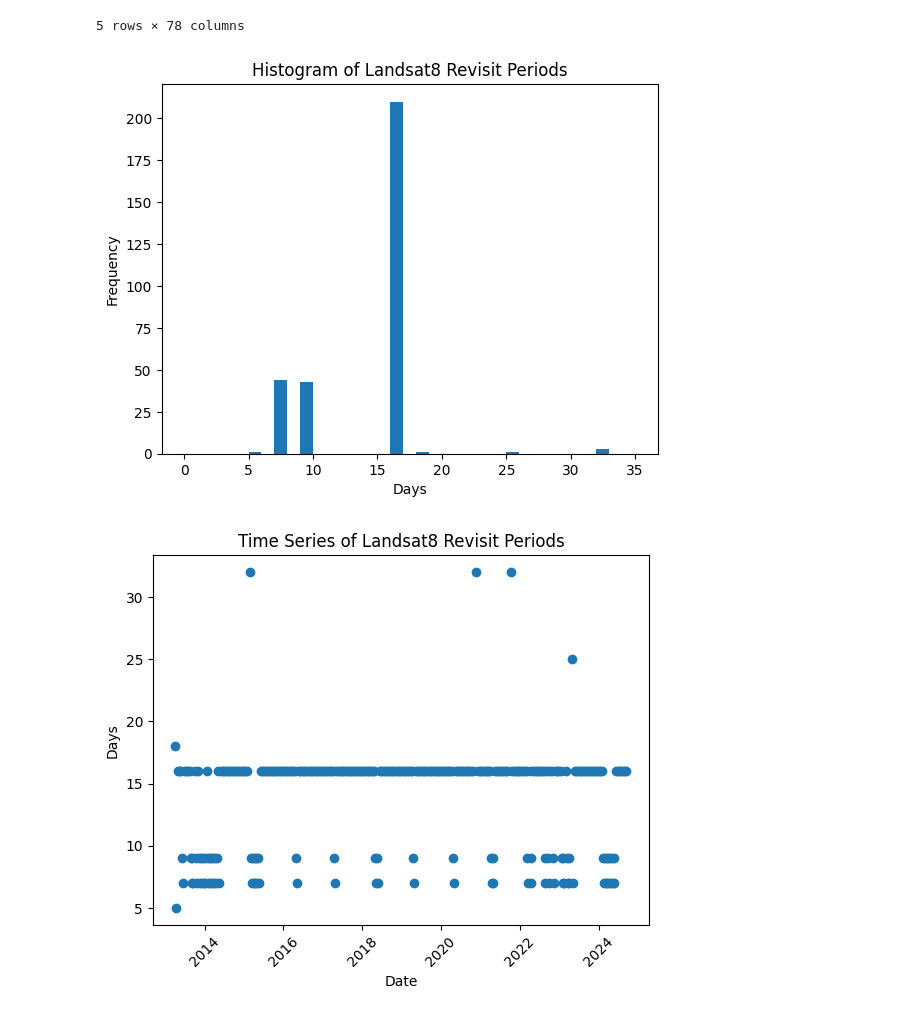
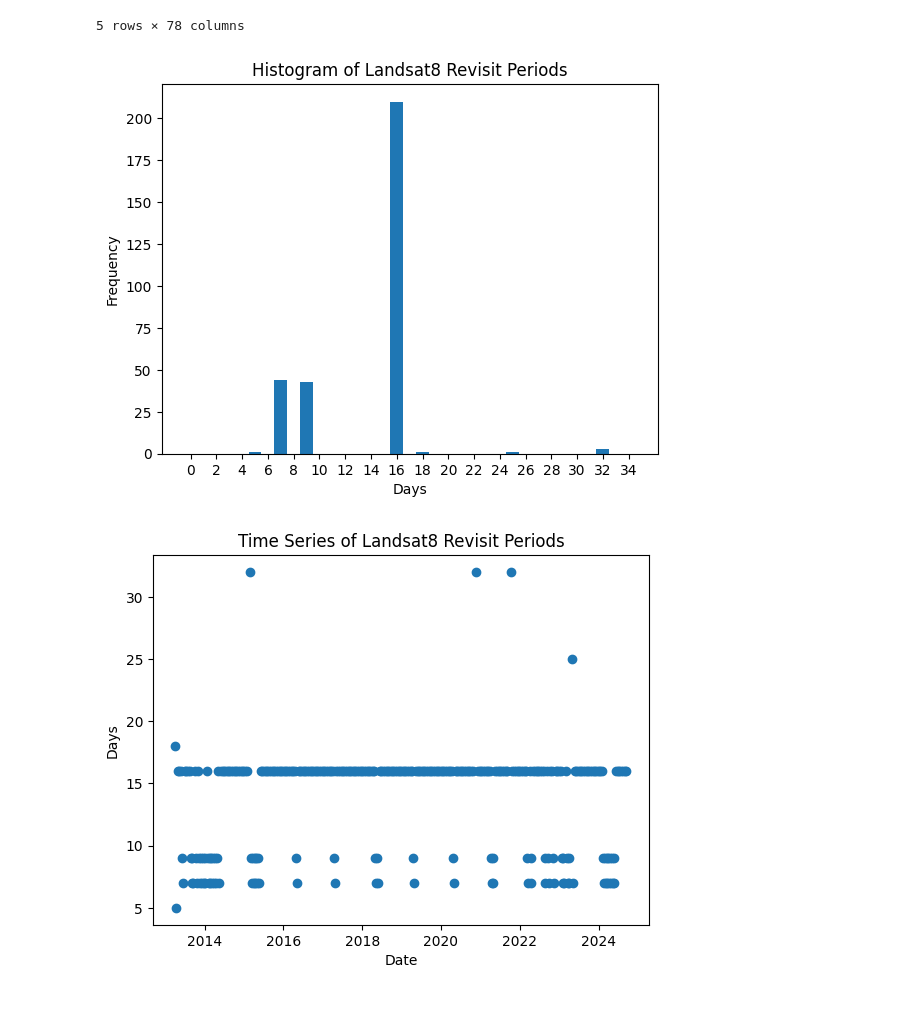
Before and after one commit to PranavChandrakumar/NASA-Space-Apps-Challenge-2024, a Jupyter notebook: functions/src/overpass_prediction/overpass_analysis.ipynb, the cells around one changed output. Cells and saved outputs as stored; diff of their text form; code cells hidden in the pictures.

Commit message:
plots updating ipynb

```diff
--- a/functions/src/overpass_prediction/overpass_analysis.ipynb
+++ b/functions/src/overpass_prediction/overpass_analysis.ipynb
@@ -26,21 +26,22 @@ df.head(5)
 | 4 | 43.580457 | -79.653295 | 2013-05-12 | CU h25v06 | 0.125160 | 0.124802 | 0.153705 | 0.064880 | ... |
 5 rows × 78 columns
 # %%
-plt.hist(df['date_diff'], bins=35, range=(0,35), align='mid')
+plt.hist(df['date_diff'], bins=35, range=(0,35), align='left')
 plt.title('Histogram of Landsat8 Revisit Periods')
 plt.xlabel('Days')
 plt.ylabel('Frequency')
+plt.xticks(range(0, 36, 2))
 plt.savefig('revisit_histogram.png')
 plt.show()
 # %% [output]
-[figure, old version]
+[figure, new version]
 # %%
 plt.scatter(df['Date'], df['date_diff'])
 plt.title('Time Series of Landsat8 Revisit Periods')
 plt.xlabel('Date')
 plt.ylabel('Days')
-plt.xticks(rotation=45)
+# plt.xticks(rotation=45)
 plt.savefig('revisit_timeseries.png')
 plt.show()
 # %% [output]
-[figure, old version]
+[figure, new version]
```
